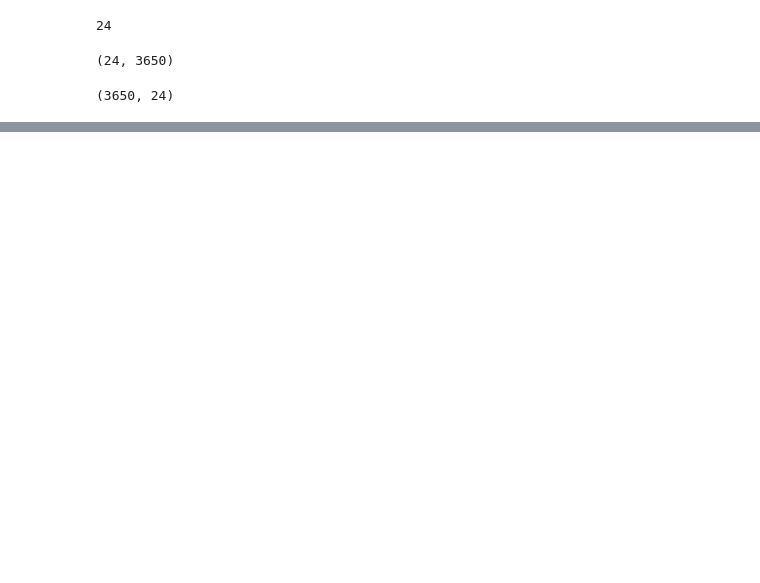
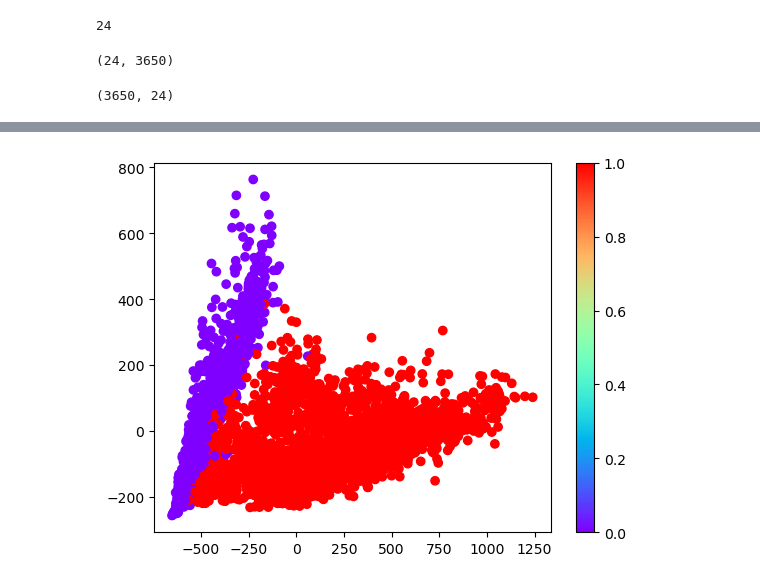
Before and after one commit to stevecrawshaw/jupyter-workflow, a Jupyter notebook: testing_pivot_plot.ipynb, the cells around one changed output, grey strips where cells are left out. Saved outputs shown, nothing was run; the diff lists cells and outputs as text; code cells hidden in the pictures; blank space fills up the shorter version.

Commit message:
gaussian

```diff
--- a/testing_pivot_plot.ipynb
+++ b/testing_pivot_plot.ipynb
@@ -62,0 +71,6 @@ PCA(n_components=2)
+# %%
+# use a gaussian mixture model to identify the type of days
+from sklearn.mixture import GaussianMixture
+gmm = GaussianMixture(2)
+gmm.fit(X)
+labels = gmm.predict(X)
@@ -62,0 +81,5 @@ PCA(n_components=2)
+# %%
+plt.scatter(X2[:,0], X2[:, 1], c= labels, cmap='rainbow')
+plt.colorbar();
+# %% [output]
+[figure, added]
```
Also changed, not shown: parts of 6 cells of this notebook.
